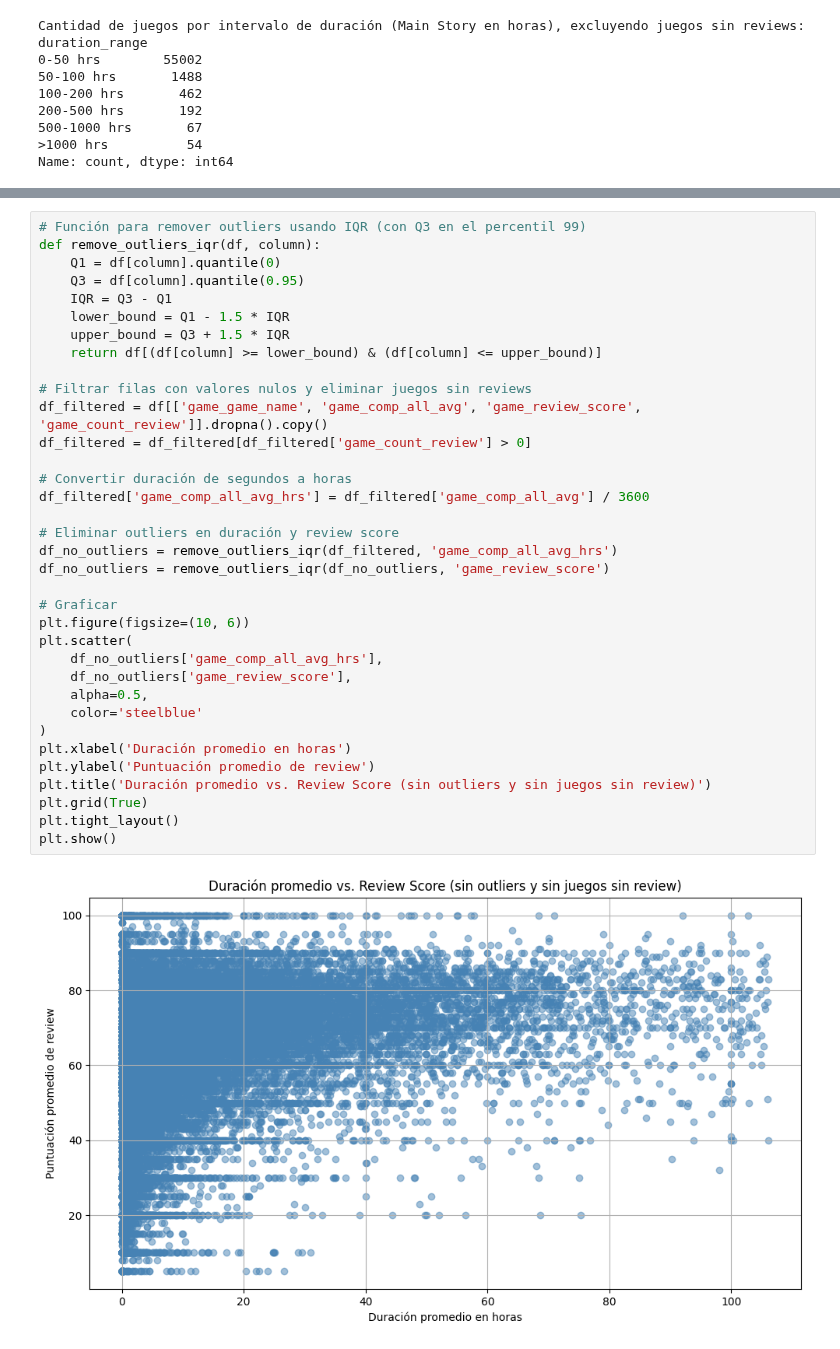
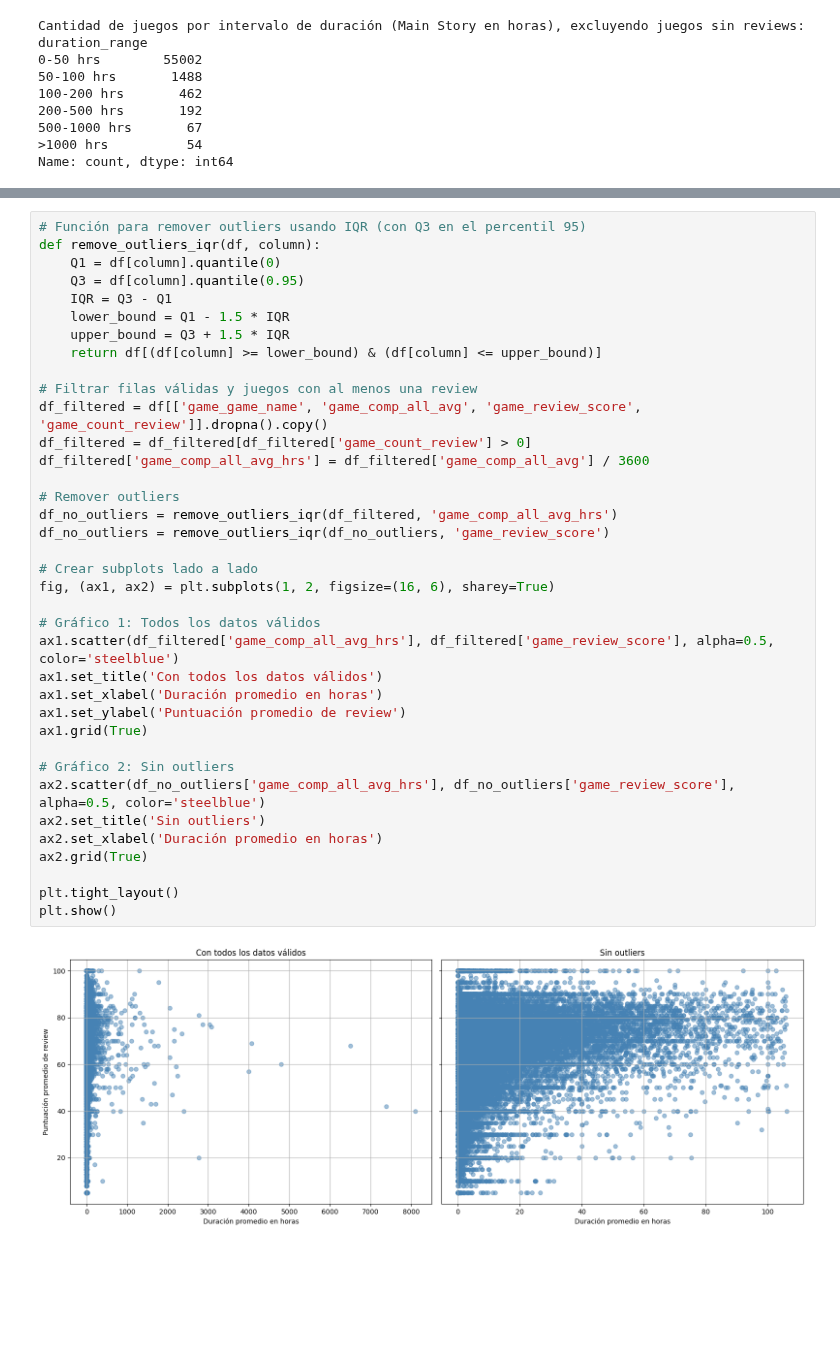
Before and after one commit to SebaSalasLvd/proyecto-mineria, a Jupyter notebook: hito-1/Exploracion_Datos_Hito_1.ipynb, the cells around one changed output, grey strips where cells are left out. Drawn from its saved outputs; the diff is of its cells as text; blank space fills up the shorter version.

```diff
--- a/hito-1/Exploracion_Datos_Hito_1.ipynb
+++ b/hito-1/Exploracion_Datos_Hito_1.ipynb
@@ -158,37 +139,39 @@ Name: count, dtype: int64
 # %%
-# Función para remover outliers usando IQR (con Q3 en el percentil 99)
+# Función para remover outliers usando IQR (con Q3 en el percentil 95)
 def remove_outliers_iqr(df, column):
     Q1 = df[column].quantile(0)
     Q3 = df[column].quantile(0.95)
     IQR = Q3 - Q1
     lower_bound = Q1 - 1.5 * IQR
     upper_bound = Q3 + 1.5 * IQR
     return df[(df[column] >= lower_bound) & (df[column] <= upper_bound)]
 
-# Filtrar filas con valores nulos y eliminar juegos sin reviews
+# Filtrar filas válidas y juegos con al menos una review
 df_filtered = df[['game_game_name', 'game_comp_all_avg', 'game_review_score', 'game_count_review']].dropna().copy()
 df_filtered = df_filtered[df_filtered['game_count_review'] > 0]
-
-# Convertir duración de segundos a horas
 df_filtered['game_comp_all_avg_hrs'] = df_filtered['game_comp_all_avg'] / 3600
 
-# Eliminar outliers en duración y review score
+# Remover outliers
 df_no_outliers = remove_outliers_iqr(df_filtered, 'game_comp_all_avg_hrs')
 df_no_outliers = remove_outliers_iqr(df_no_outliers, 'game_review_score')
 
-# Graficar
-plt.figure(figsize=(10, 6))
-plt.scatter(
-    df_no_outliers['game_comp_all_avg_hrs'],
-    df_no_outliers['game_review_score'],
-    alpha=0.5,
-    color='steelblue'
-)
-plt.xlabel('Duración promedio en horas')
-plt.ylabel('Puntuación promedio de review')
-plt.title('Duración promedio vs. Review Score (sin outliers y sin juegos sin review)')
-plt.grid(True)
+# Crear subplots lado a lado
+fig, (ax1, ax2) = plt.subplots(1, 2, figsize=(16, 6), sharey=True)
+
+# Gráfico 1: Todos los datos válidos
+ax1.scatter(df_filtered['game_comp_all_avg_hrs'], df_filtered['game_review_score'], alpha=0.5, color='steelblue')
+ax1.set_title('Con todos los datos válidos')
+ax1.set_xlabel('Duración promedio en horas')
+ax1.set_ylabel('Puntuación promedio de review')
+ax1.grid(True)
+
+# Gráfico 2: Sin outliers
+ax2.scatter(df_no_outliers['game_comp_all_avg_hrs'], df_no_outliers['game_review_score'], alpha=0.5, color='steelblue')
+ax2.set_title('Sin outliers')
+ax2.set_xlabel('Duración promedio en horas')
+ax2.grid(True)
+
 plt.tight_layout()
 plt.show()
 # %% [output]
-[figure, old version]
+[figure, new version]
```
Also changed, not shown: parts of 7 cells of this notebook.
